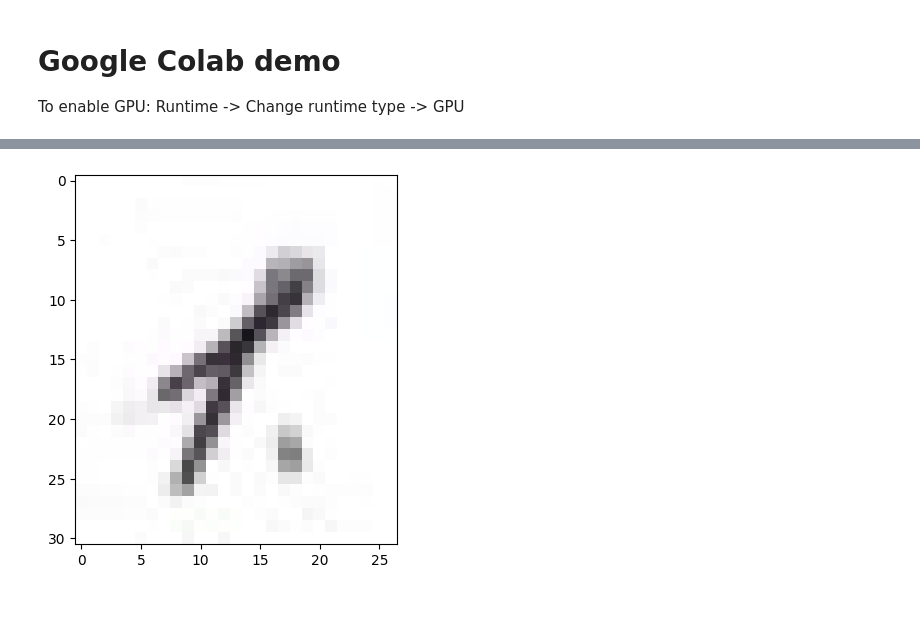
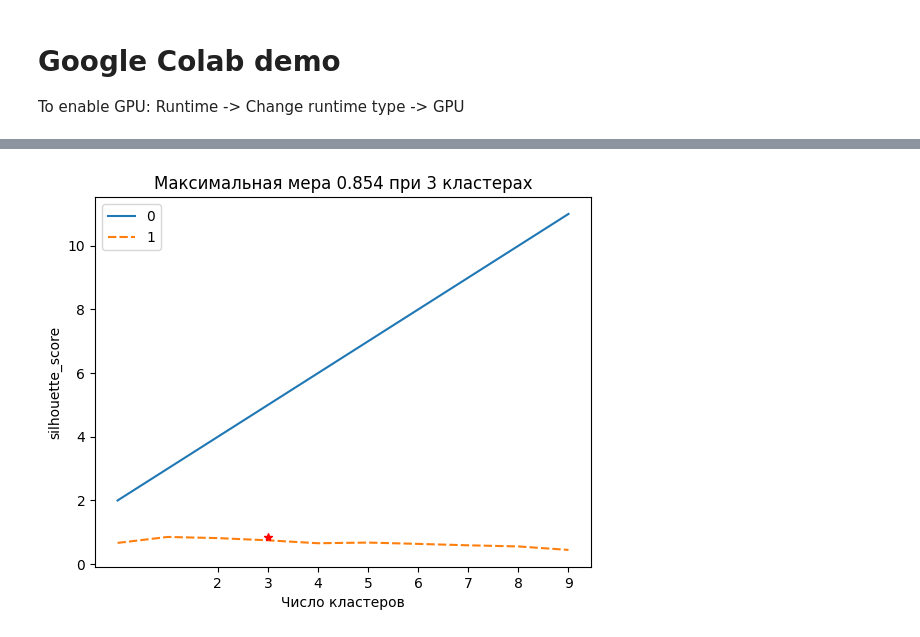
Before and after one commit to prcstak/service_text_recognition, a Jupyter notebook: notebooks/segmentation-model.ipynb, the cells around one changed output, grey strips where cells are left out. Saved outputs shown, nothing was run; the diff lists cells and outputs as text; code cells hidden in the pictures; blank space fills up the shorter version.

```diff
--- a/notebooks/segmentation-model.ipynb
+++ b/notebooks/segmentation-model.ipynb
@@ -62,7 +53,8 @@ from segm.predictor import SegmPredictor
 repo_id = "ai-forever/ReadingPipeline-notebooks"
 
 # IMG_PATH = "/content/download (1).png"
-IMG_PATH = "/content/line_2.jpg"
+IMG_PATH = "/content/nolines.jpg"
+# IMG_PATH = "/content/line_2.jpg"
 # IMG_PATH ="/content/Screenshot from 2024-04-10 18-17-28.jpg"
 
 MODEL_PATH = hf_hub_download(repo_id, "segm/segm_model.ckpt")
@@ -70,7 +62,7 @@ CONFIG_PATH = hf_hub_download(repo_id, "segm/segm_config.json")
 
 NUM_THREADS = 8
 
-DEVICE = 'cuda'
+DEVICE = 'cpu'
 
 RUNTIME = 'Pytorch'
 # %%
@@ -130,22 +122,85 @@ cnts = []
 for prediction in pred_img['predictions']:
     if prediction['class_name'] == 'shrinked_text':
       cnts.append(np.array(prediction['polygon'][::-1]))
-contours = sort_contours(cnts)
+contours = sort_contours(cnts, 'top-to-bottom')
 
-for contour in contours[0]:
+ygs = [box[1]+box[3]/2 for box in contours[1]]
+
+print(list(zip(ygs)))
+
+
+clusters = list(range(2, 12))
+scores = []
+clusters_centers = []
+for k in clusters:
+    # kmeans = KMeans(n_clusters=k).fit(list(zip(ygs)))
+    agl = AgglomerativeClustering(n_clusters=k).fit(list(zip(ygs)))
+    # preds = kmeans.predict(list(zip(ygs)))
+    # clusters_centers.append(kmeans.cluster_centers_)
+    scores.append(silhouette_score(list(zip(ygs)), agl.labels_))
+
+s, k = max(zip(scores, clusters))
+
+# plt.figure();
+# sns.displot(ygs, bins=32);
+# for x in clusters_centers[clusters.index(k)]:
+#     plt.plot([x[0],x[0]], [0,5], c='r', linestyle='--')
+
+plt.figure();
+sns.lineplot((clusters, scores));
+plt.xlabel("Число кластеров");
+plt.ylabel('silhouette_score');
+plt.xticks(clusters);
+
+
+plt.title(f'Максимальная мера {s:.3f} при {k} кластерах');
+plt.plot(k, s, 'r*')
+
+agl = AgglomerativeClustering(n_clusters=k).fit(list(zip(ygs)))
+clusters = agl.labels_
+print(clusters)
+
+l = [[] for i in range(k)]
+cls = sorted(set(clusters), key=list(clusters).index)
+print(cls)
+
+for i in range(len(clusters)):
+    l[cls.index(clusters[i])].append(contours[0][i])
+
+l2 = l
+
+for i in range(len(l)):
+  l2[i] = sort_contours(l[i])
+
+boxes = []
+words = []
+for i in l2:
+  for contour in i[0]:
     mask = mask_from_contours(image.copy(), [contour])
     expanded = dilate_mask(mask, 15)
     expanded_contour = find_contours(expanded)
     result = image.copy()
     result = cv2.cvtColor(result, cv2.COLOR_BGR2BGRA)
     result[:, :, 3] = expanded
+    bbox = cv2.boundingRect(expanded_contour[0])
+    boxes.append(bbox)
     x,y,w,h = cv2.boundingRect(expanded_contour[0])
-    ROI = result[y:y+h, x:x+w]
-    plt.imshow(ROI)
-    plt.show()
+    words.append(result[y:y+h, x:x+w])
     cv2.drawContours(show, expanded_contour, -1, (255, 0, 255), 1)
+
 
 plt.figure(figsize=(8, 8))
 plt.imshow(show)
 plt.show()
+
+fig = plt.figure(figsize=(8, 8))
+columns = 1
+rows = len(words)//columns+1
+i = 1
+for w in words:
+    fig.add_subplot(rows, columns, i)
+    plt.axis('off')
+    plt.imshow(w)
+    i+=1
+fig.show()
 # %% [output]
@@ -152 +210 @@ plt.show()
-[figure, old version]
+[figure, new version]
```
Also changed, not shown: parts of 4 cells of this notebook.
